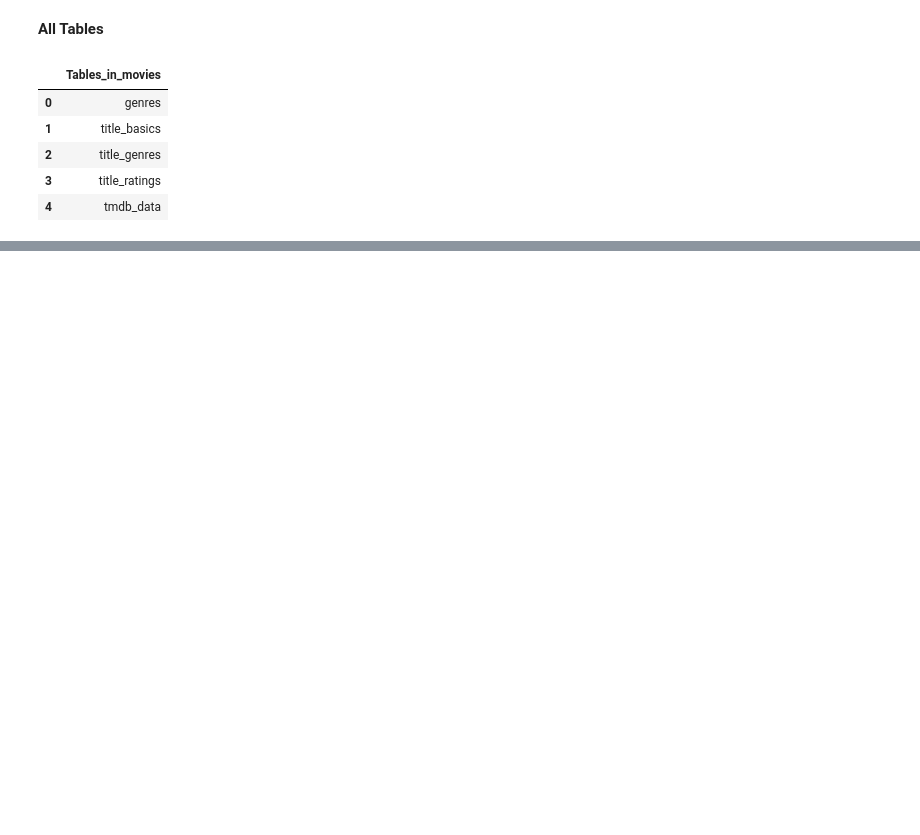
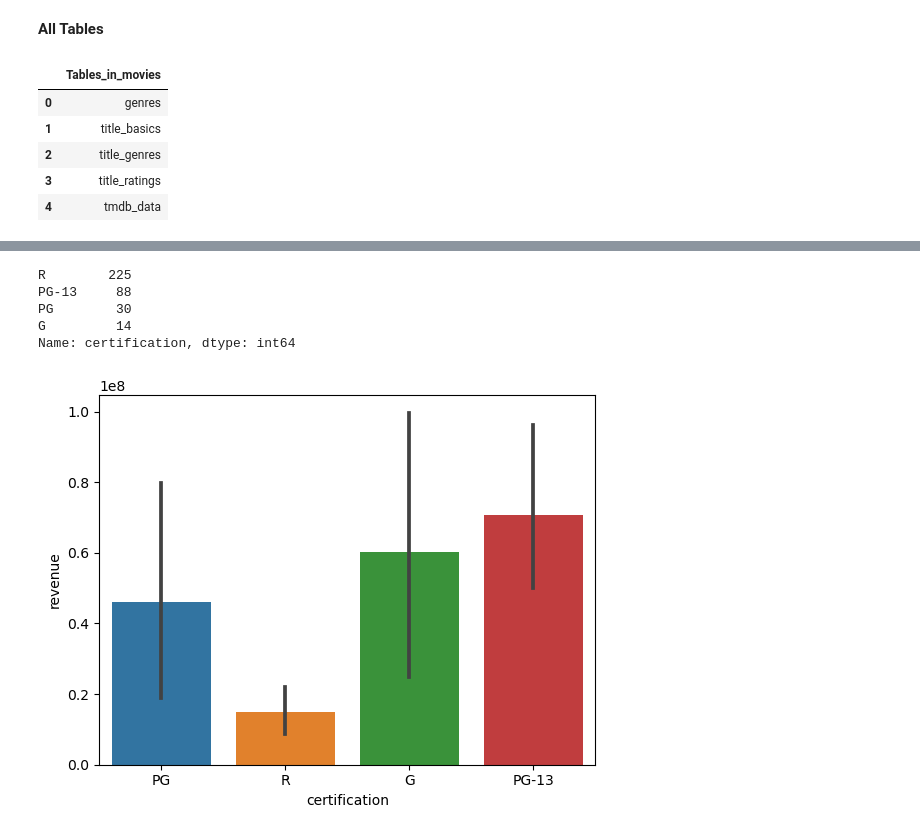
Before and after one commit to wrodemoyer/Movies-IMDB, a Jupyter notebook: Movies - IMDB.ipynb, the cells around one changed output, grey strips where cells are left out. Drawn from its saved outputs; the diff is of its cells as text; code cells hidden in the pictures; blank space fills up the shorter version.

```diff
--- a/Movies - IMDB.ipynb
+++ b/Movies - IMDB.ipynb
@@ -864,0 +880,8 @@ pd.read_sql(q,engine)
+# %%
+q= """SELECT
+      t.certification, t.revenue
+FROM
+      tmdb_data as t;"""
+
+cr= pd.read_sql(q,engine)
+cr
@@ -864,0 +917,4 @@ pd.read_sql(q,engine)
+# %%
+cr = cr.dropna()
+
+cr.head()
@@ -864,0 +928,15 @@ pd.read_sql(q,engine)
+# %%
+cr = cr[cr['certification'] != 'Unrated']
+cr = cr[cr['certification'] != 'NC-17']
+cr = cr[cr['certification'] != 'NR']
+cr['certification'].value_counts()
+# %% [output]
+R        225
+PG-13     88
+PG        30
+G         14
+Name: certification, dtype: int64
+# %%
+sns.barplot(data= cr, x= 'certification', y= 'revenue');
+# %% [output]
+[figure, added]
```
Also changed, not shown: parts of 90 cells of this notebook, 5 other files.
